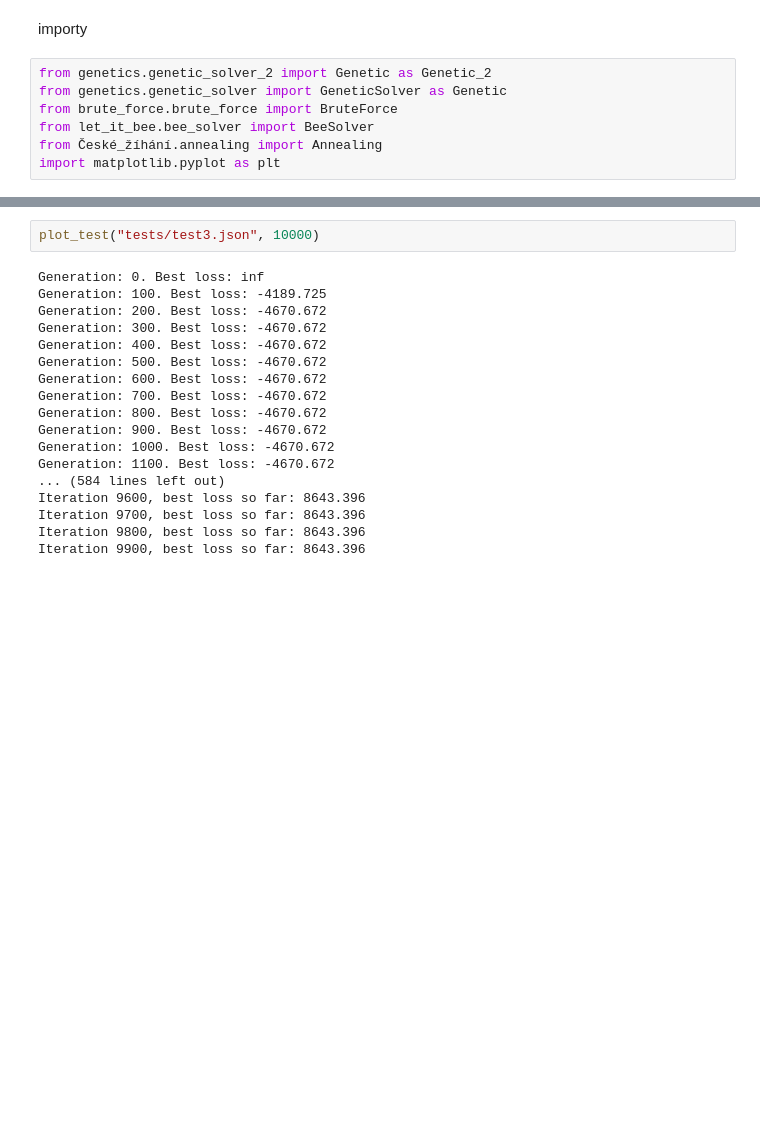
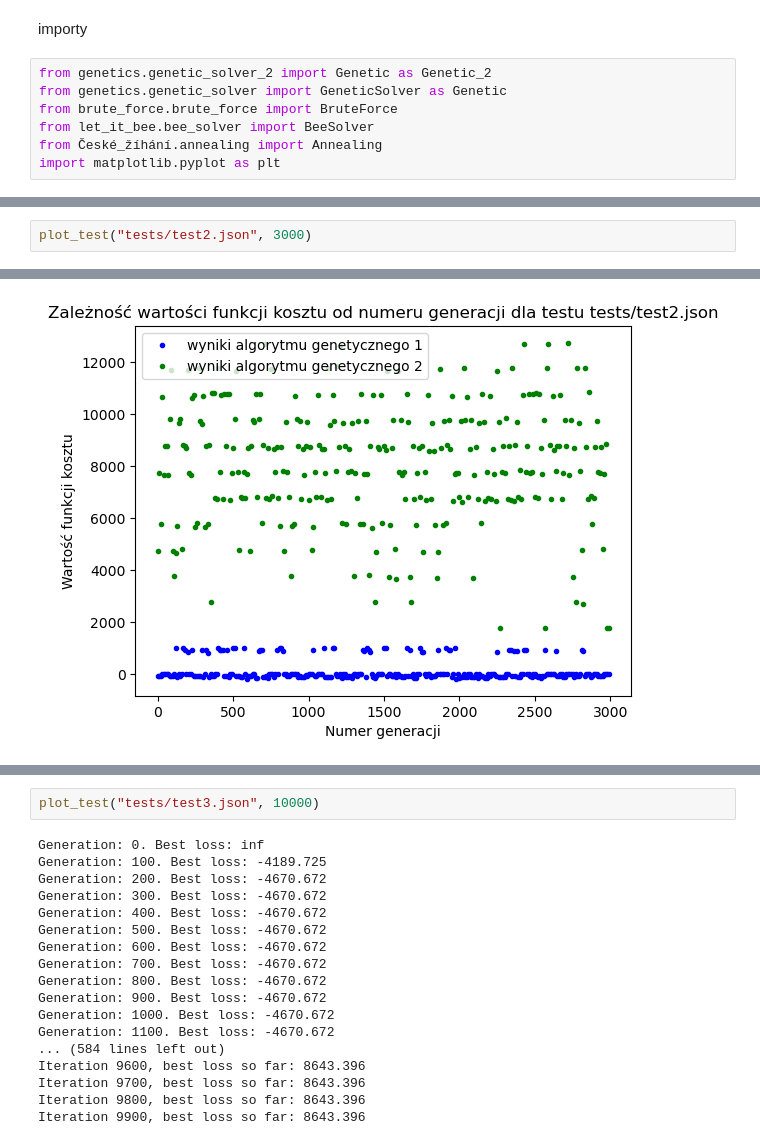
Before and after one commit to szymont18/holiday-enroll, a Jupyter notebook: Untitled.ipynb, the cells around one changed output, grey strips where cells are left out. Cells and saved outputs as stored; diff of their text form; blank space fills up the shorter version.

```diff
--- a/Untitled.ipynb
+++ b/Untitled.ipynb
@@ -51,0 +52,3 @@ Iteration 9900, best loss so far: 1649.231
+# %%
+plot_test("tests/test2.json", 3000)
+# %% [output]
@@ -51,0 +72 @@ Iteration 9900, best loss so far: 1649.231
+[figure, added]
```
Also changed, not shown: parts of 11 cells of this notebook, 4 other files.
